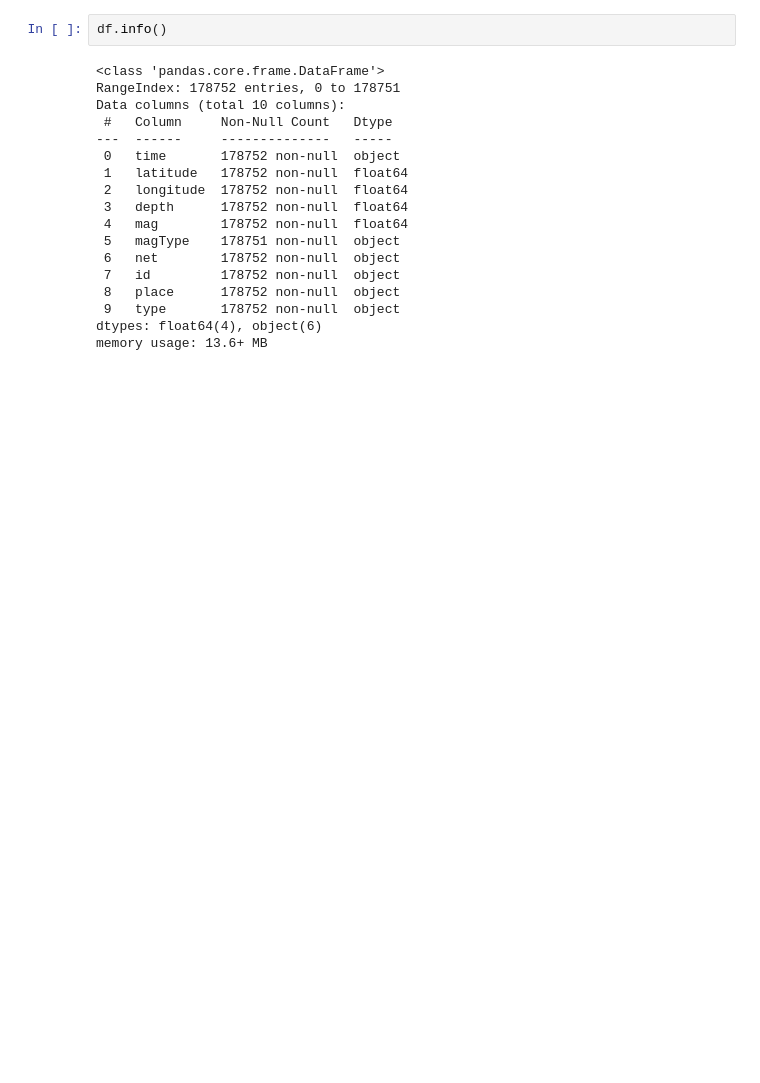
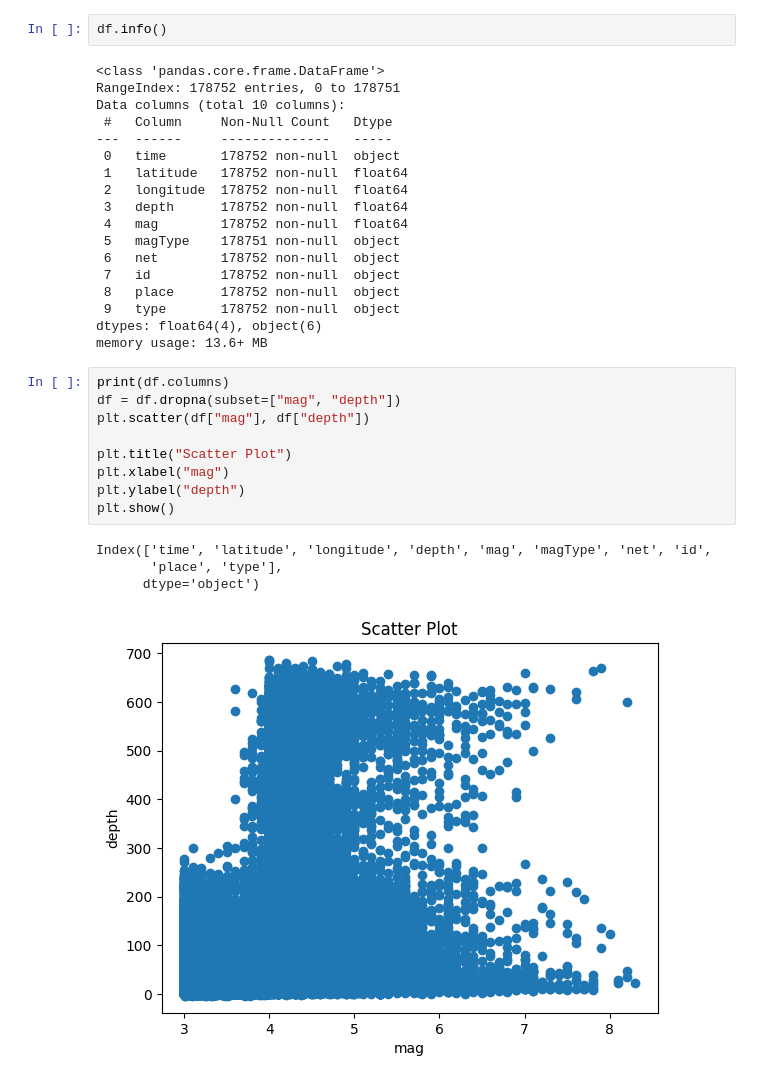
Before and after one commit to EyanaCooper/my-tcs-earthquake-project, a Jupyter notebook: earthquake_test.ipynb, the cells around one changed output. Saved outputs shown, nothing was run; the diff lists cells and outputs as text; blank space fills up the shorter version.

```diff
--- a/earthquake_test.ipynb
+++ b/earthquake_test.ipynb
@@ -35,3 +47,17 @@ Data columns (total 10 columns):
  9   type       178752 non-null  object
 dtypes: float64(4), object(6)
 memory usage: 13.6+ MB
+# %%
+print(df.columns)
+df = df.dropna(subset=["mag", "depth"])
+plt.scatter(df["mag"], df["depth"])
+
+plt.title("Scatter Plot")
+plt.xlabel("mag")
+plt.ylabel("depth")
+plt.show()
+# %% [output]
+Index(['time', 'latitude', 'longitude', 'depth', 'mag', 'magType', 'net', 'id',
+       'place', 'type'],
+      dtype='object')
+[figure, added]
```
Also changed, not shown: parts of 2 cells of this notebook.
